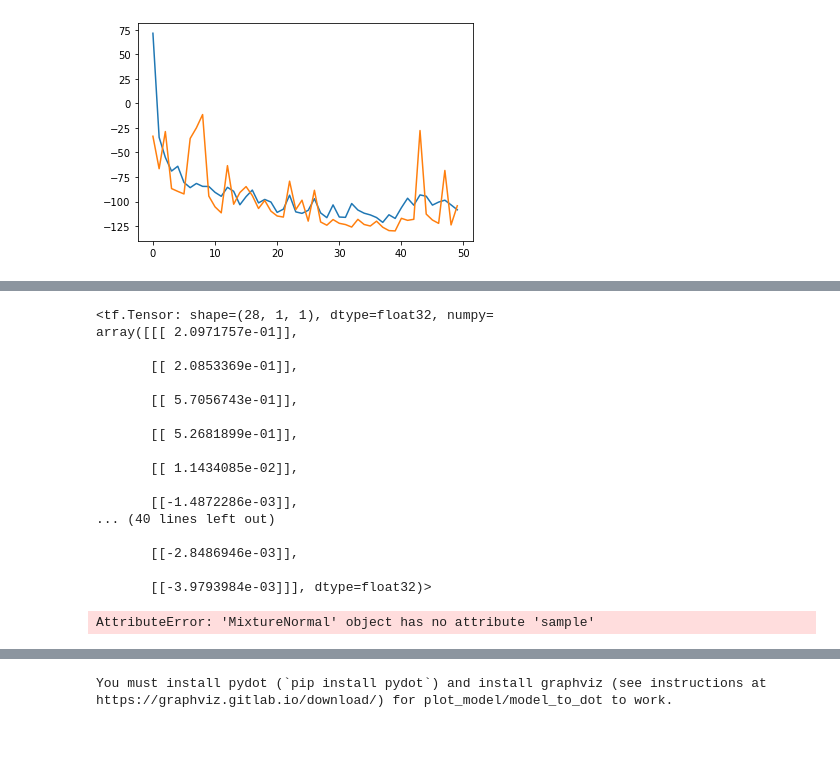
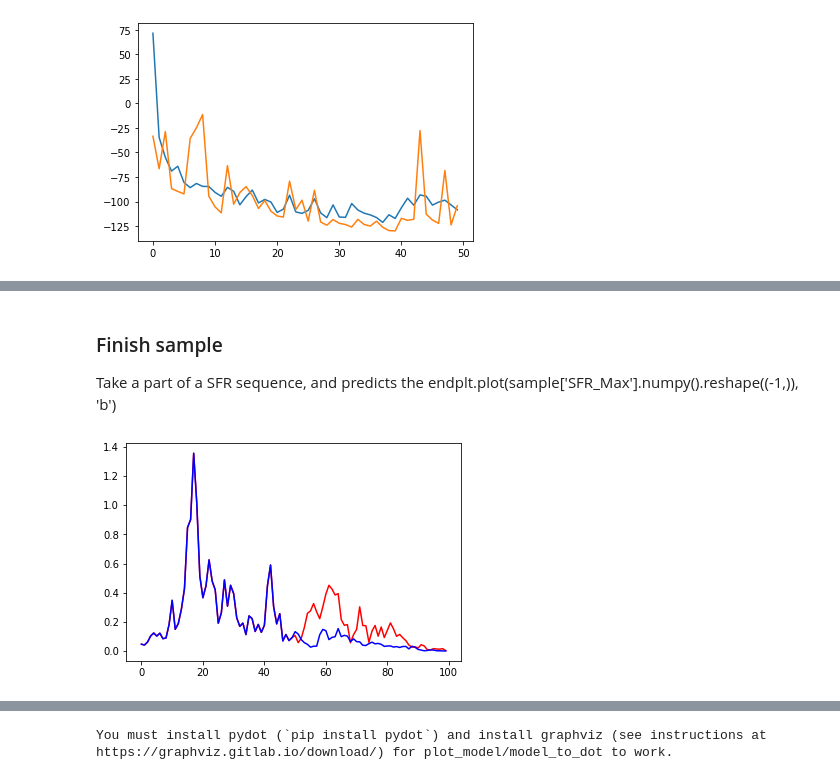
Before and after one commit to EiffL/sfh-inference-hackathon, a Jupyter notebook: notebooks/tcn_tfds.ipynb, the cells around one changed output, grey strips where cells are left out. Saved outputs shown, nothing was run; the diff lists cells and outputs as text; code cells hidden in the pictures; blank space fills up the shorter version.

```diff
--- a/notebooks/tcn_tfds.ipynb
+++ b/notebooks/tcn_tfds.ipynb
@@ -333,27 +300,20 @@ plt.colorbar()
-# %%
-pixel_cnn(seq).sample()
-# %% [output]
-<tf.Tensor: shape=(28, 1, 1), dtype=float32, numpy=
-array([[[ 2.0971757e-01]],
-
-       [[ 2.0853369e-01]],
-
-       [[ 5.7056743e-01]],
-
-       [[ 5.2681899e-01]],
-
-       [[ 1.1434085e-02]],
-
-       [[-1.4872286e-03]],
-... (40 lines left out)
-
-       [[-2.8486946e-03]],
-
-       [[-3.9793984e-03]]], dtype=float32)>
-# %%
-pixel_cnn.layers[-1].sample()
-# %% [output]
-AttributeError: 'MixtureNormal' object has no attribute 'sample'
+# %% [markdown]
+### Finish sample
+
+Take a part of a SFR sequence, and predicts the endplt.plot(sample['SFR_Max'].numpy().reshape((-1,)), 'b')
+# %%
+# TODO FIX MEEE
+import importlib
+import sys
+sys.path.insert(0,'../sfh')
+importlib.reload(model_utils)
+
+gen_sample = model_utils.finish_sample(pixel_cnn, sample['SFR_Max'][:50]).reshape((-1,))
+plt.plot(gen_sample, 'r')
+plt.plot(sample['SFR_Max'].numpy().reshape((-1,)), 'b')
+plt.show()
+# %% [output]
+[figure, added]
 # %%
 """
 ## Build the model based on the original paper
```
Also changed, not shown: parts of 14 cells of this notebook.
